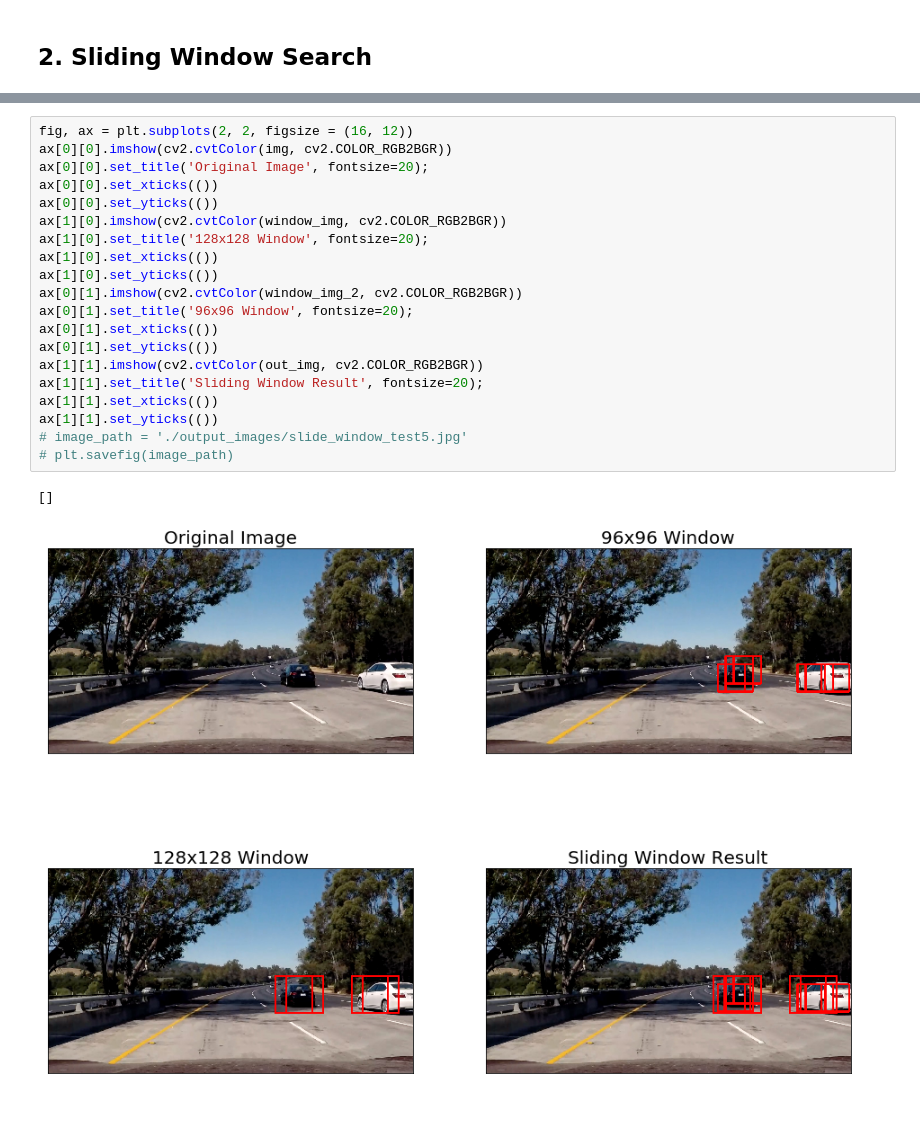
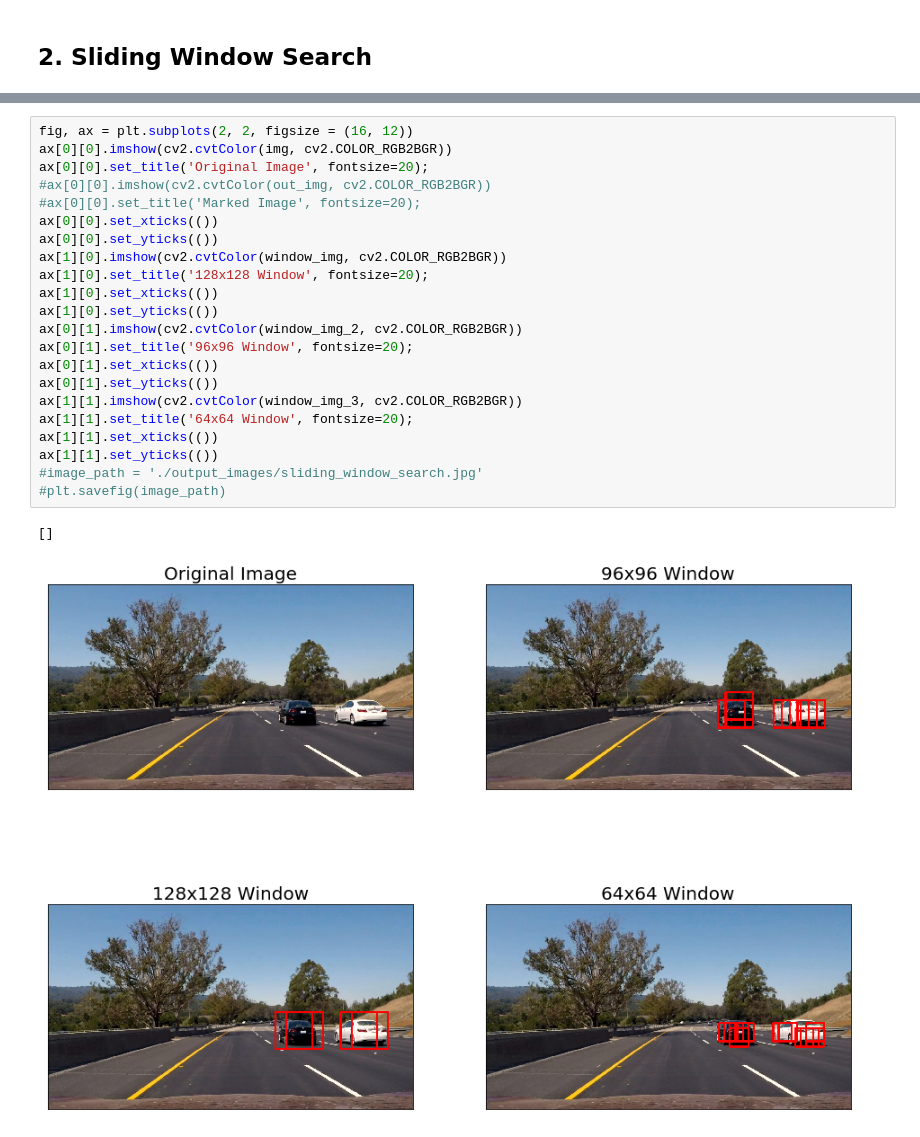
Before and after one commit to xingliuUT/CarND-Vehicle-Detection, a Jupyter notebook: vehicle_detection.ipynb, the cells around one changed output, grey strips where cells are left out. Drawn from its saved outputs; the diff is of its cells as text.

```diff
--- a/vehicle_detection.ipynb
+++ b/vehicle_detection.ipynb
@@ -253,25 +278,27 @@ out_img = draw_boxes(window_img, hot_windows_96, color=(0, 0, 255), thick=6)
 # %%
 fig, ax = plt.subplots(2, 2, figsize = (16, 12))
 ax[0][0].imshow(cv2.cvtColor(img, cv2.COLOR_RGB2BGR))
 ax[0][0].set_title('Original Image', fontsize=20);
+#ax[0][0].imshow(cv2.cvtColor(out_img, cv2.COLOR_RGB2BGR))
+#ax[0][0].set_title('Marked Image', fontsize=20);
 ax[0][0].set_xticks(())
 ax[0][0].set_yticks(())
 ax[1][0].imshow(cv2.cvtColor(window_img, cv2.COLOR_RGB2BGR))
 ax[1][0].set_title('128x128 Window', fontsize=20);
 ax[1][0].set_xticks(())
 ax[1][0].set_yticks(())
 ax[0][1].imshow(cv2.cvtColor(window_img_2, cv2.COLOR_RGB2BGR))
 ax[0][1].set_title('96x96 Window', fontsize=20);
 ax[0][1].set_xticks(())
 ax[0][1].set_yticks(())
-ax[1][1].imshow(cv2.cvtColor(out_img, cv2.COLOR_RGB2BGR))
-ax[1][1].set_title('Sliding Window Result', fontsize=20);
+ax[1][1].imshow(cv2.cvtColor(window_img_3, cv2.COLOR_RGB2BGR))
+ax[1][1].set_title('64x64 Window', fontsize=20);
 ax[1][1].set_xticks(())
 ax[1][1].set_yticks(())
-# image_path = './output_images/slide_window_test5.jpg'
-# plt.savefig(image_path)
+#image_path = './output_images/sliding_window_search.jpg'
+#plt.savefig(image_path)
 # %% [output]
 []
-[figure, old version]
+[figure, new version]
 # %% [markdown]
 ## 3. Video Implementation
```
Also changed, not shown: parts of 17 cells of this notebook, 4 other files.
